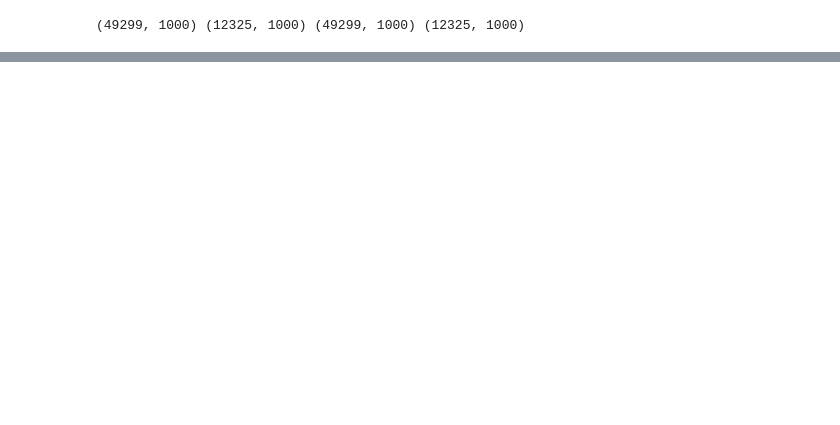
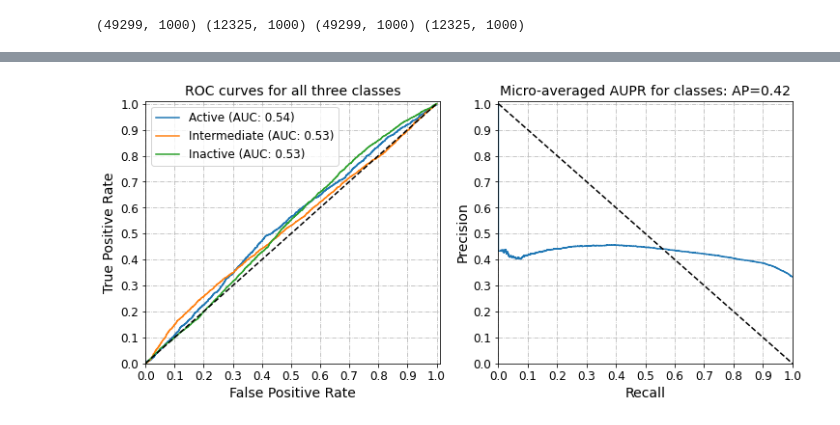
Before and after one commit to TeamSundar/dNNDR, a Jupyter notebook: CD101T10.ipynb, the cells around one changed output, grey strips where cells are left out. Saved outputs shown, nothing was run; the diff lists cells and outputs as text; code cells hidden in the pictures; blank space fills up the shorter version.

```diff
--- a/CD101T10.ipynb
+++ b/CD101T10.ipynb
@@ -249,3 +147,15 @@ ax[1].grid(linestyle='-.', linewidth=0.7)
+# %%
+# Load saved model
+saved_model = keras.models.load_model('checkpoints/CD101T10/improvement_'+EXP+'.hdf5', custom_objects={'attention': architecture.attention})
+# %%
+# Calculate ROC and PR characteristics
+roc_auc, fpr, tpr = obj.roc(saved_model, y_test, a = test_target, b = test_drug, c = test_des)
+precision, recall, average_precision = obj.aupr(saved_model, y_test, a = test_target, b = test_drug, c = test_des)
+# %%
+# Plot ROC/PR curve
+obj.plotROC_PR(fpr, tpr, roc_auc, precision, recall, average_precision, save=False)
+# %% [output]
+[figure, added]
 # %%
 # Evaluate the model on the test data using `evaluate`
 print("Evaluate on test data")
```
Also changed, not shown: parts of 9 cells of this notebook.
